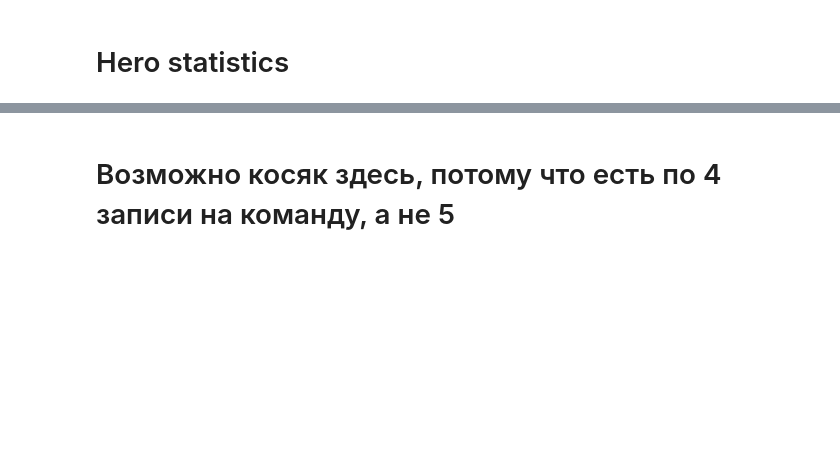
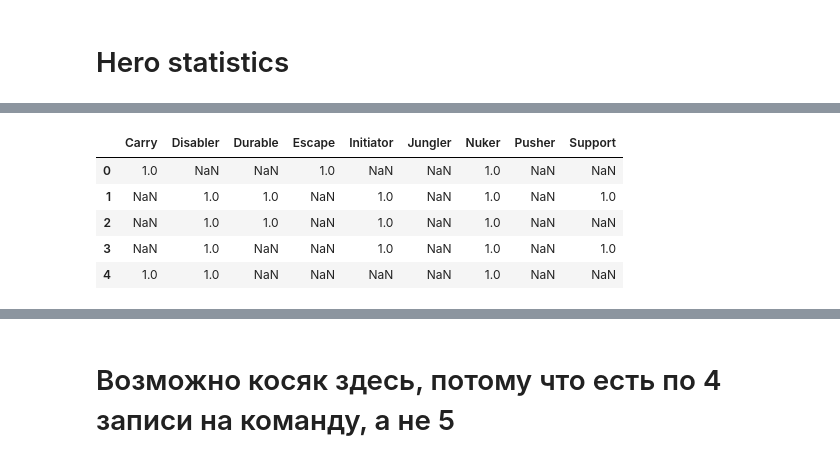
Before and after one commit to arch1baald/dotaML, a Jupyter notebook: draft/ABT.ipynb, the cells around one changed output, grey strips where cells are left out. Saved outputs shown, nothing was run; the diff lists cells and outputs as text; code cells hidden in the pictures; blank space fills up the shorter version.

```diff
--- a/draft/ABT.ipynb
+++ b/draft/ABT.ipynb
@@ -756,3 +770,12 @@ resp.raise_for_status()
+# %%
+matches['role_log'].apply(lambda hero_roles_list: {role: 1 for role in hero_roles_list}).apply(pd.Series).head()
+# %% [output]
+|  | Carry | Disabler | Durable | Escape | Initiator | Jungler | Nuker | Pusher | Support |
+| 0 | 1.0 | NaN | NaN | 1.0 | NaN | NaN | 1.0 | NaN | NaN |
+| 1 | NaN | 1.0 | 1.0 | NaN | 1.0 | NaN | 1.0 | NaN | 1.0 |
+| 2 | NaN | 1.0 | 1.0 | NaN | 1.0 | NaN | 1.0 | NaN | NaN |
+| 3 | NaN | 1.0 | NaN | NaN | 1.0 | NaN | 1.0 | NaN | 1.0 |
+| 4 | 1.0 | 1.0 | NaN | NaN | NaN | NaN | 1.0 | NaN | NaN |
 # %%
 heroesList = list()
 heroAttr = [
```
Also changed, not shown: parts of 24 cells of this notebook.
